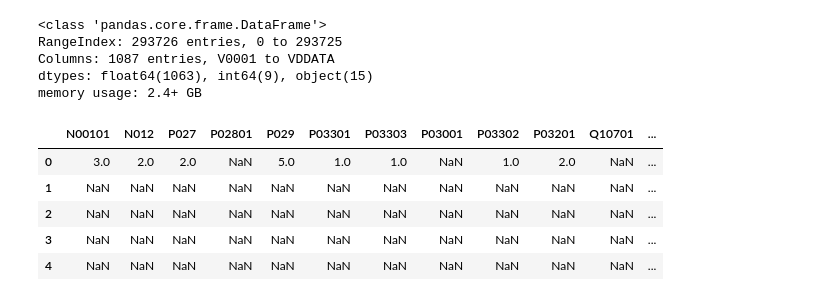
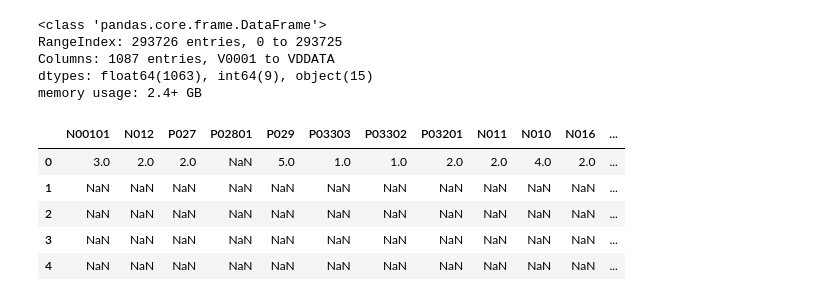
Before and after one commit to Pabloprado-png/TCC-Depressao, a Jupyter notebook: Tratamento e Redução da base V2.ipynb, the cells around one changed output. Saved outputs shown, nothing was run; the diff lists cells and outputs as text; code cells hidden in the pictures.

```diff
--- a/Tratamento e Redução da base V2.ipynb
+++ b/Tratamento e Redução da base V2.ipynb
@@ -9,6 +9,6 @@ pd.set_option('display.max_columns', None)
 import os
 # %%
 # Lendo o arquivo que contem a base de dados e estruturando de acordo com a coluna tamanho
-df = pd.read_csv('DATABASE/PNS_2019.csv', sep=';', low_memory=False)
-df.head()
+database = pd.read_csv('DATABASE/PNS_2019.csv', sep=';', low_memory = False, memory_map = True)
+database.head()
 # %% [output]
@@ -21,3 +16,5 @@ df.head()
+# %%
+df = database
 # %%
 # Verificando as informações do dataframe e os tipos de dados das colunas criadas
 df.info()
@@ -30,34 +27,28 @@ memory usage: 2.4+ GB
 # %%
 # Selecionando as variáveis de interesse e reduzindo a base
 df = df[
    [
       'N00101',
       'N012',
       'P027',
       'P02801',
       'P029',
-      'P03301',
       'P03303',
-      'P03001',
       'P03302',
       'P03201',
-      'Q10701',
-      'Q109',
-      'Q11006',
-      'J00402',
       'N011',
       'N010',
       'N016',
       'N017',
       'N018',
       'Q092'
    ]
 ]
 
 df.head()
 # %% [output]
-|  | N00101 | N012 | P027 | P02801 | P029 | P03301 | P03303 | P03001 | P03302 | P03201 | Q10701 | ... |
-| 0 | 3.0 | 2.0 | 2.0 | NaN | 5.0 | 1.0 | 1.0 | NaN | 1.0 | 2.0 | NaN | ... |
+|  | N00101 | N012 | P027 | P02801 | P029 | P03303 | P03302 | P03201 | N011 | N010 | N016 | ... |
+| 0 | 3.0 | 2.0 | 2.0 | NaN | 5.0 | 1.0 | 1.0 | 2.0 | 2.0 | 4.0 | 2.0 | ... |
 | 1 | NaN | NaN | NaN | NaN | NaN | NaN | NaN | NaN | NaN | NaN | NaN | ... |
 | 2 | NaN | NaN | NaN | NaN | NaN | NaN | NaN | NaN | NaN | NaN | NaN | ... |
 | 3 | NaN | NaN | NaN | NaN | NaN | NaN | NaN | NaN | NaN | NaN | NaN | ... |
```
Also changed, not shown: parts of 30 cells of this notebook, 8 other files.
